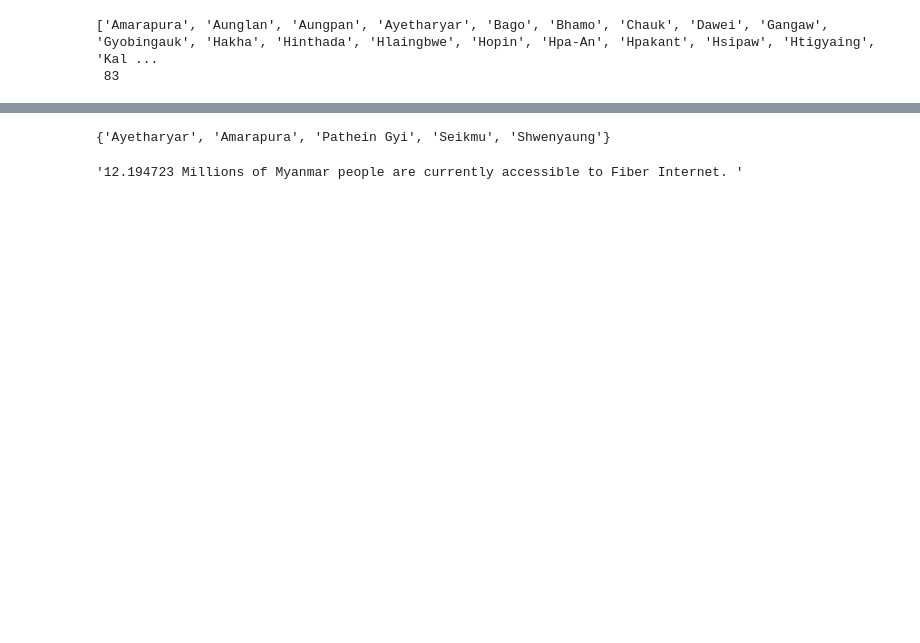
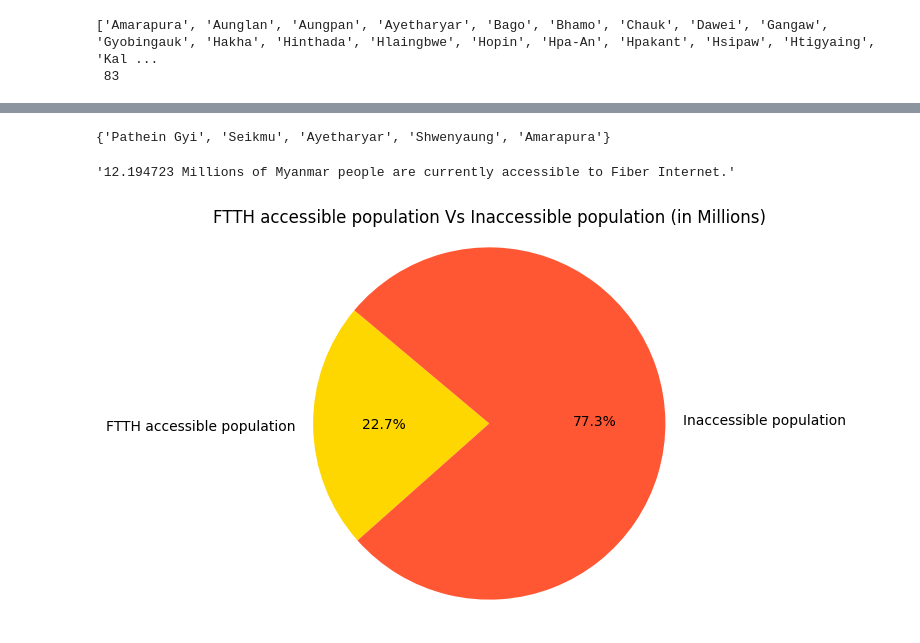
Before and after one commit to ShweWittYee/FiberInternetAccessiblePopulationMyanmar, a Jupyter notebook: Fiber_internet_accessible_population.ipynb, the cells around one changed output, grey strips where cells are left out. Saved outputs shown, nothing was run; the diff lists cells and outputs as text; code cells hidden in the pictures; blank space fills up the shorter version.

Commit message:
Update visualization

```diff
--- a/Fiber_internet_accessible_population.ipynb
+++ b/Fiber_internet_accessible_population.ipynb
@@ -64,0 +101,3 @@ print(towns)
+# %%
+towns.rename({"2014 Census": "Population"}, axis="columns", inplace = True)
+towns.info()
@@ -65,25 +118,56 @@ print(towns)
+# %%
+# filter the Dataframes for coverage cities and towns
+coverage_cities = cities[cities['City'].isin(coverage_cities)]
+coverage_towns = towns[towns['Town'].isin(coverage_towns)]
+# print(coverage_cities)
+# print(coverage_towns)
+coverage_cities.reset_index(drop=True, inplace=True) # reset index from 0
+coverage_towns.reset_index(drop=True, inplace=True) # reset index from 0
+# print("{} \n {}".format(coverage_cities_towns,len(coverage_cities_towns)))
 # %%
-# This is a list of non coverage cities and towns of fiber internet
-non_coverage = [non_cov for non_cov in cities['City'] if non_cov not in coverage]
-non_coverage += [non_cov for non_cov in towns['Town'] if non_cov not in coverage]
-#print(non_coverage)
-# To find misspelling error, 'coverage' list and 'coverage_cities_towns' list are compared.
+# check whether wiki listed cities and towns contains coverage list or not
+# non_coverage = [non_cov for non_cov in coverage_cities['City'] if non_cov not in coverage]
+# non_coverage += [non_cov for non_cov in coverage_towns['Town'] if non_cov not in coverage]
+# print(non_coverage)
+
+# 'coverage' list from 3 Telecom operators and 'coverage_cities_towns' list from wiki are compared.
 error_check = set(coverage).difference(set(coverage_cities_towns))
 print(error_check)
 # %% [output]
-{'Ayetharyar', 'Amarapura', 'Pathein Gyi', 'Seikmu', 'Shwenyaung'}
+{'Pathein Gyi', 'Seikmu', 'Ayetharyar', 'Shwenyaung', 'Amarapura'}
 # %%
-# print(cities)
 # Calculate population of coverage cities and towns
-population = cities['2014 Census (2019 Estimate)'].sum() + towns['2014 Census'].sum()
-# Population of five towns is calculated via arcgis and data is collected from www.worldpop.org
+coverage_population = coverage_cities['Population'].sum() + coverage_towns['Population'].sum()
+# Population of five towns is calculated via arcgis and raster data is collected from www.worldpop.org
 Seikmu_population = 25321
 Amarapura_population = 177247
 Ayetharyar_population = 84973
 Patheingyi_population = 113463
 Shwenyaung_population = 19918
-population += Seikmu_population + Amarapura_population + Ayetharyar_population + Patheingyi_population + Shwenyaung_population
-population_millions = population/1000000
-"{} Millions of Myanmar people are currently accessible to Fiber Internet.".format(population_millions)
+coverage_population += Seikmu_population + Amarapura_population + Ayetharyar_population + Patheingyi_population + Shwenyaung_population
+coverage_population_M = coverage_population/1000000
+"{} Millions of Myanmar people are currently accessible to Fiber Internet.".format(coverage_population_M)
 # %% [output]
-'12.194723 Millions of Myanmar people are currently accessible to Fiber Internet. '
+'12.194723 Millions of Myanmar people are currently accessible to Fiber Internet.'
+# %%
+total_population_M = 53.8 # source from google
+inaccessible = total_population_M - coverage_population_M
+# %%
+import matplotlib.pyplot as plt
+# Data to be represented in the pie chart
+labels = ['FTTH accessible population', 'Inaccessible population']
+sizes = [coverage_population_M, inaccessible]  # Sizes or proportions for each category
+colors = ['gold', '#FF5733']  # Colors for each category
+
+# Create a pie chart
+plt.figure(figsize=(5, 5))  # Set the size of the pie chart
+plt.pie(sizes, labels=labels, colors=colors, autopct='%1.1f%%', startangle=140)
+
+# Add a title
+plt.title('FTTH accessible population Vs Inaccessible population (in Millions)')
+
+# Display the chart
+plt.axis('equal')  # Equal aspect ratio ensures that pie is drawn as a circle.
+plt.show()
+# %% [output]
+[figure, added]
```
Also changed, not shown: parts of 8 cells of this notebook.
